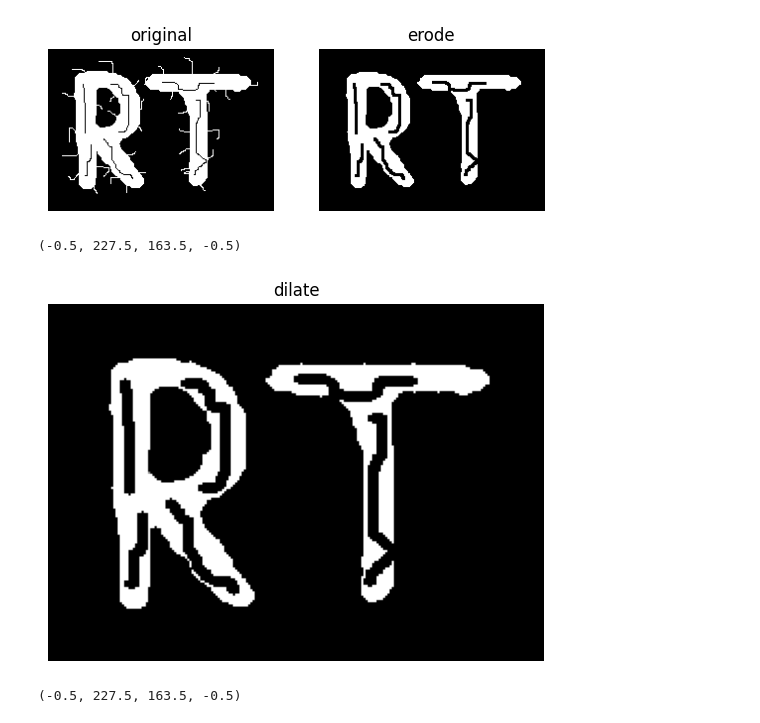
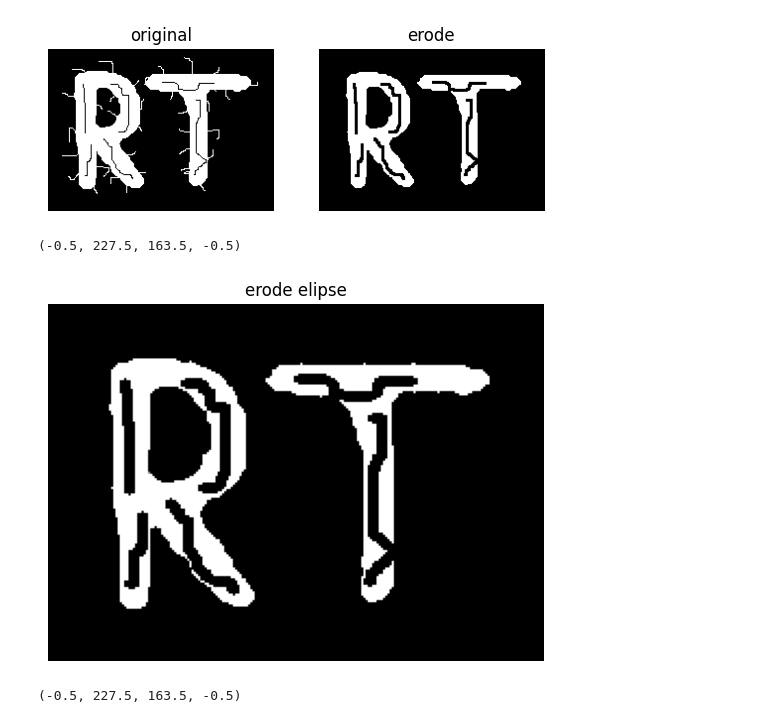
Before and after one commit to lursz/DigitalImageProcessing-Course, a Jupyter notebook: lab10/10_morphology.ipynb, the cells around one changed output. Drawn from its saved outputs; the diff is of its cells as text; code cells hidden in the pictures.

```diff
--- a/lab10/10_morphology.ipynb
+++ b/lab10/10_morphology.ipynb
@@ -119,13 +119,13 @@ plt.axis("off")
 # %%
 # 4
 diament = cv2.getStructuringElement(cv2.MORPH_ELLIPSE, (5, 5))
 img = cv2.erode(img_ertka, diament)
 plt.imshow(img, "gray")
-plt.title("dilate")
+plt.title("erode elipse")
 plt.axis("off")
 # %% [output]
 (-0.5, 227.5, 163.5, -0.5)
-[figure, old version]
+[figure, new version]
 # %%
 # 5
 img = cv2.erode(img_ertka, np.ones((3, 3)), iterations=2)
```
Also changed, not shown: 4 other files.
